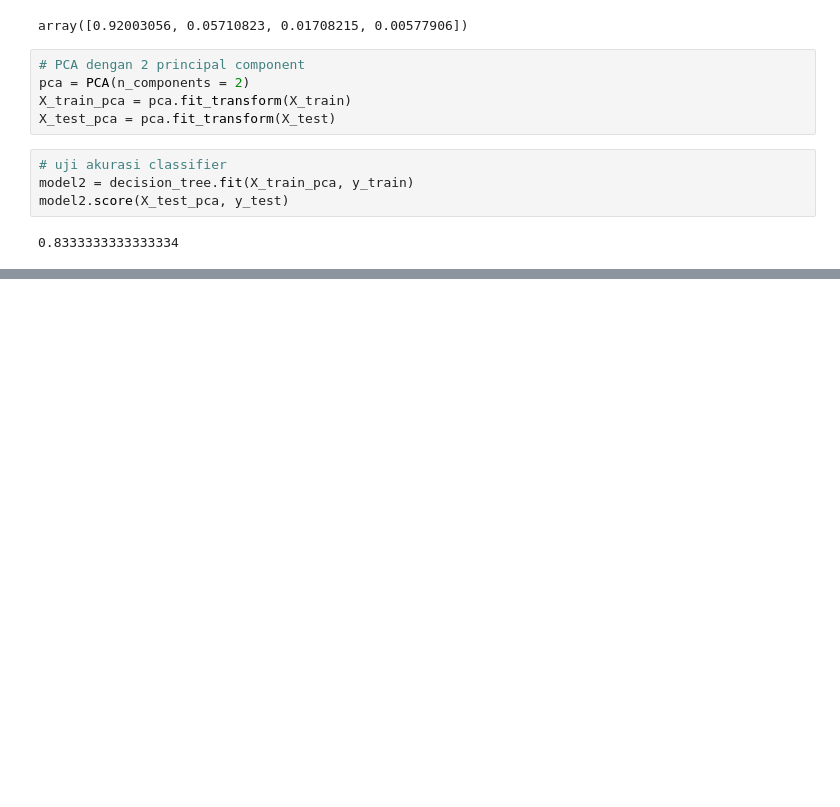
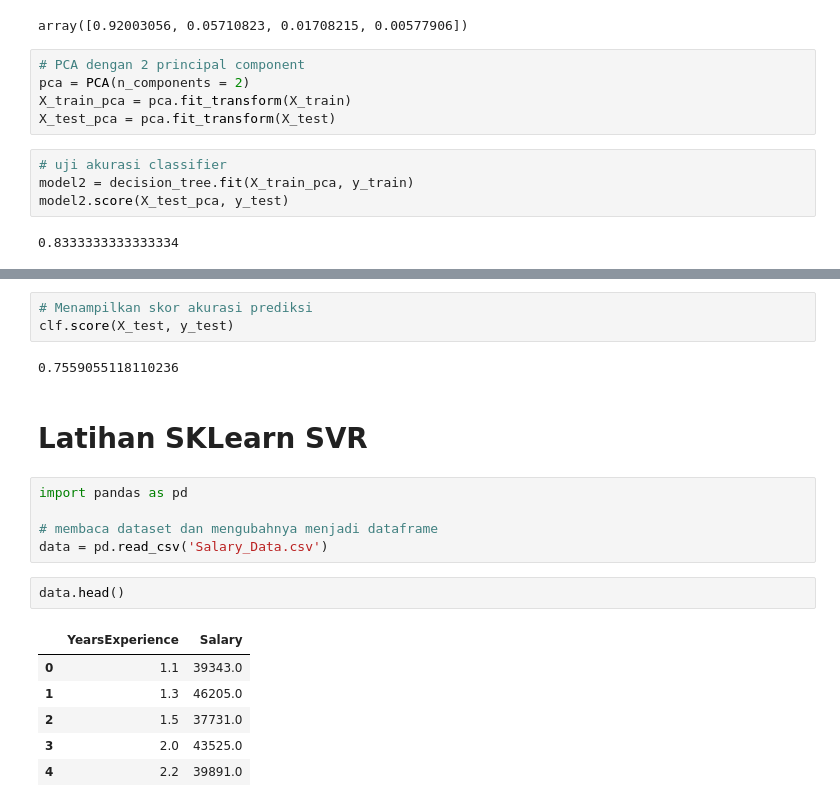
Before and after one commit to rifqicharisma/Belajar_Ai, a Jupyter notebook: ML Pemula/Dicoding_ML_Pemula.ipynb, the cells around one changed output, grey strips where cells are left out. Saved outputs shown, nothing was run; the diff lists cells and outputs as text; blank space fills up the shorter version.

```diff
--- a/ML Pemula/Dicoding_ML_Pemula.ipynb
+++ b/ML Pemula/Dicoding_ML_Pemula.ipynb
@@ -448,0 +533,21 @@ model2.score(X_test_pca, y_test)
+# %%
+# Menampilkan skor akurasi prediksi
+clf.score(X_test, y_test)
+# %% [output]
+0.7559055118110236
+# %% [markdown]
+# Latihan SKLearn SVR
+# %%
+import pandas as pd
+
+# membaca dataset dan mengubahnya menjadi dataframe
+data = pd.read_csv('Salary_Data.csv')
+# %%
+data.head()
+# %% [output]
+|  | YearsExperience | Salary |
+| 0 | 1.1 | 39343.0 |
+| 1 | 1.3 | 46205.0 |
+| 2 | 1.5 | 37731.0 |
+| 3 | 2.0 | 43525.0 |
+| 4 | 2.2 | 39891.0 |
```
Also changed, not shown: parts of 14 cells of this notebook, 3 other files.
